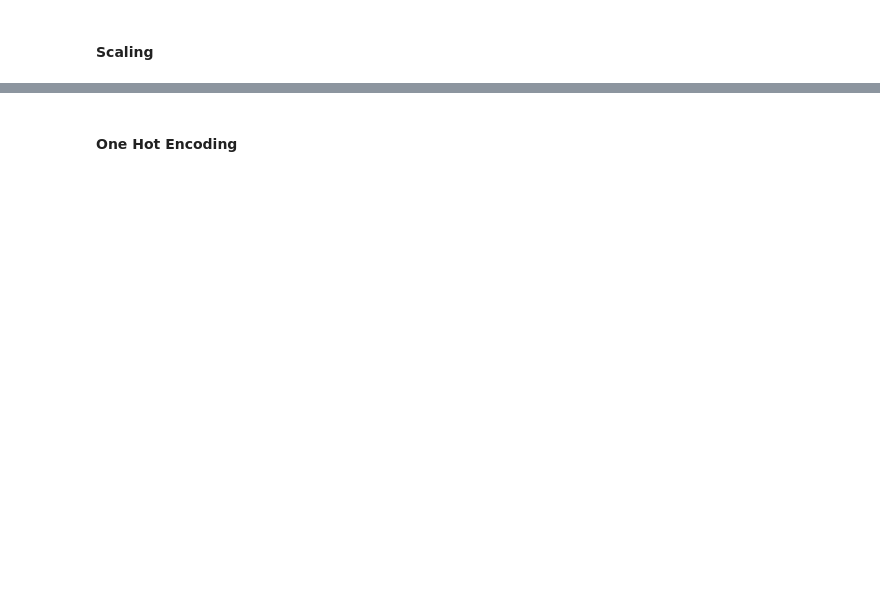
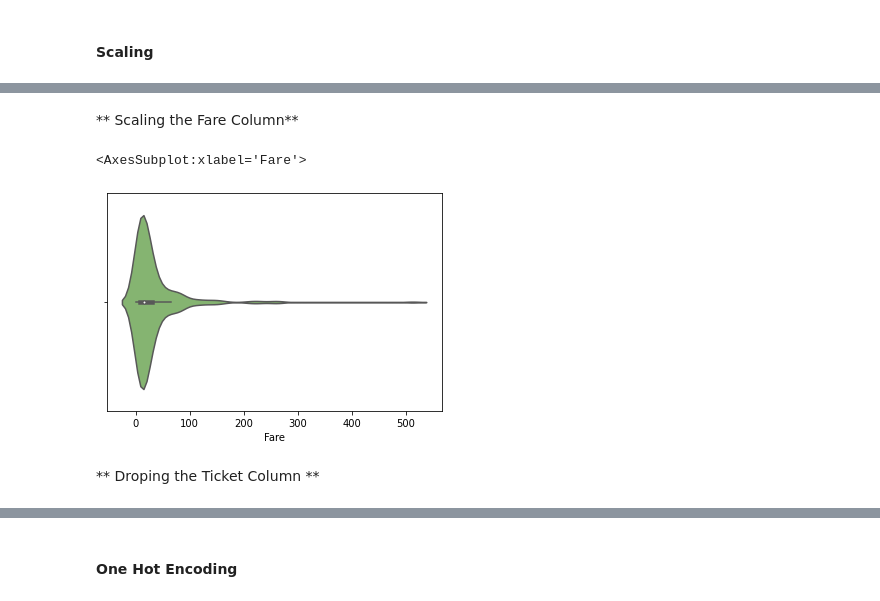
Before and after one commit to AnakinStrive/Titanic, a Jupyter notebook: Main_Notebook.ipynb, the cells around one changed output, grey strips where cells are left out. Cells and saved outputs as stored; diff of their text form; code cells hidden in the pictures; blank space fills up the shorter version.

```diff
--- a/Main_Notebook.ipynb
+++ b/Main_Notebook.ipynb
@@ -105,0 +141,11 @@ test_df['Embarked']=test_df['Embarked'].fillna(test_df['Embarked'].mode()[0])
+# %%
+train_df['Age_mean_norm'] = (train_df['Age'] - train_df['Age'].mean()) / train_df['Age'].std()
+
+test_df['Age_mean_norm'] = (test_df['Age'] - test_df['Age'].mean()) / test_df['Age'].std()
+# %% [markdown]
+** Scaling the Fare Column**
+# %%
+sns.violinplot(x=train_df["Fare"],palette='summer')
+# %% [output]
+<AxesSubplot:xlabel='Fare'>
+[figure, added]
@@ -105,0 +157,2 @@ test_df['Embarked']=test_df['Embarked'].fillna(test_df['Embarked'].mode()[0])
+# %% [markdown]
+** Droping the Ticket Column **
```
Also changed, not shown: parts of 28 cells of this notebook, 2 other files.
